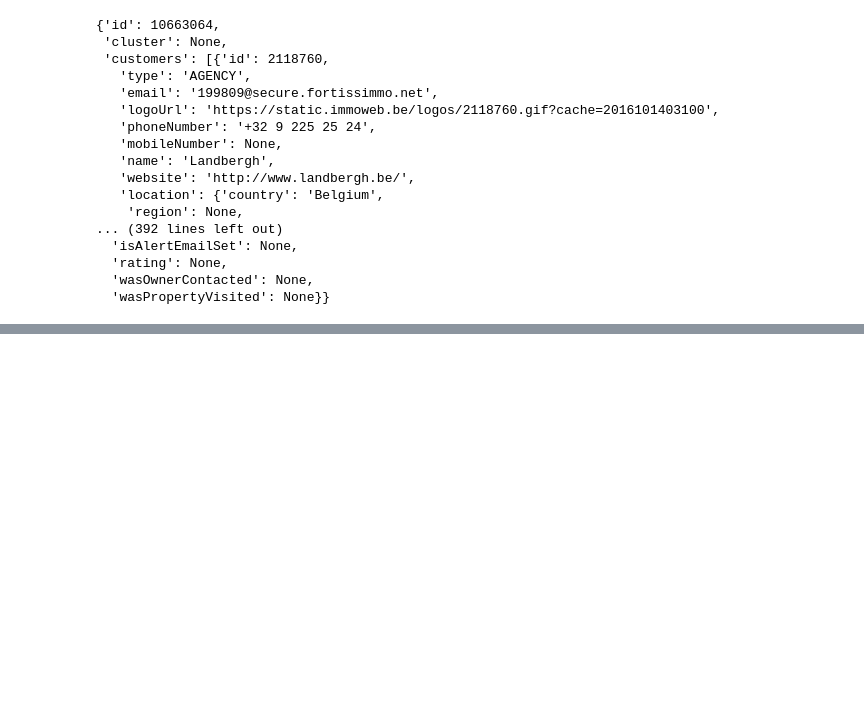
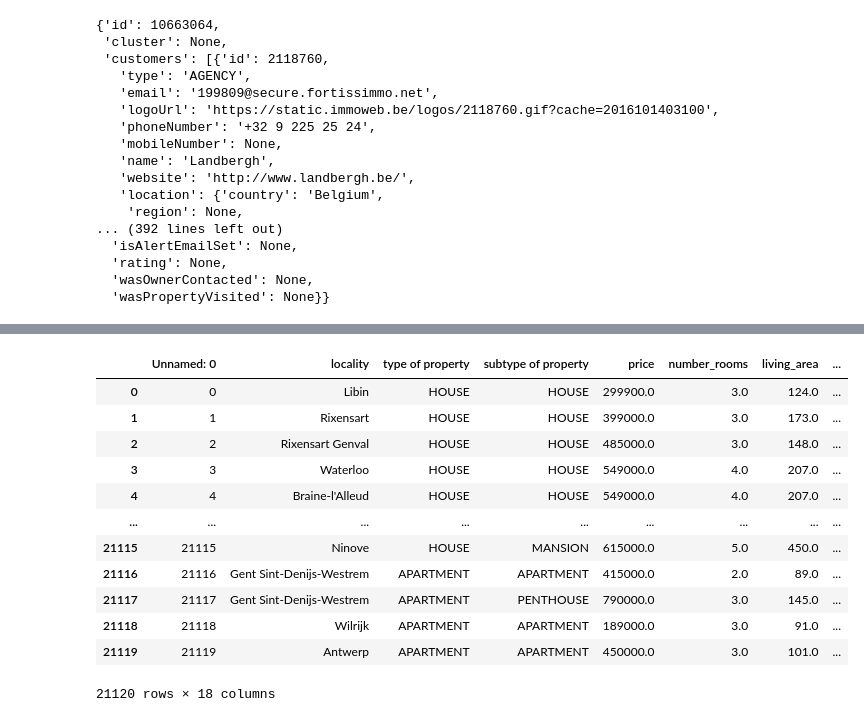
Before and after one commit to nikolaaswillaert/ImmoEliza, a Jupyter notebook: ImmoElizaModules.ipynb, the cells around one changed output, grey strips where cells are left out. Saved outputs shown, nothing was run; the diff lists cells and outputs as text; code cells hidden in the pictures; blank space fills up the shorter version.

Commit message:
saving for checkpoint - working dataframe+scraper

```diff
--- a/ImmoElizaModules.ipynb
+++ b/ImmoElizaModules.ipynb
@@ -288,3 +271,21 @@ df
+# %%
+import pandas as pd
+df_test = pd.read_csv('dataframe_20k.csv')
+df_test
+# %% [output]
+|  | Unnamed: 0 | locality | type of property | subtype of property | price | number_rooms | living_area | ... |
+| 0 | 0 | Libin | HOUSE | HOUSE | 299900.0 | 3.0 | 124.0 | ... |
+| 1 | 1 | Rixensart | HOUSE | HOUSE | 399000.0 | 3.0 | 173.0 | ... |
+| 2 | 2 | Rixensart Genval | HOUSE | HOUSE | 485000.0 | 3.0 | 148.0 | ... |
+| 3 | 3 | Waterloo | HOUSE | HOUSE | 549000.0 | 4.0 | 207.0 | ... |
+| 4 | 4 | Braine-l'Alleud | HOUSE | HOUSE | 549000.0 | 4.0 | 207.0 | ... |
+| ... | ... | ... | ... | ... | ... | ... | ... | ... |
+| 21115 | 21115 | Ninove | HOUSE | MANSION | 615000.0 | 5.0 | 450.0 | ... |
+| 21116 | 21116 | Gent Sint-Denijs-Westrem | APARTMENT | APARTMENT | 415000.0 | 2.0 | 89.0 | ... |
+| 21117 | 21117 | Gent Sint-Denijs-Westrem | APARTMENT | PENTHOUSE | 790000.0 | 3.0 | 145.0 | ... |
+| 21118 | 21118 | Wilrijk | APARTMENT | APARTMENT | 189000.0 | 3.0 | 91.0 | ... |
+| 21119 | 21119 | Antwerp | APARTMENT | APARTMENT | 450000.0 | 3.0 | 101.0 | ... |
+21120 rows × 18 columns
 # %%
 rows_to_remove = []
 for index, row in df.iterrows():
```
Also changed, not shown: parts of 4 cells of this notebook, 4 other files.
